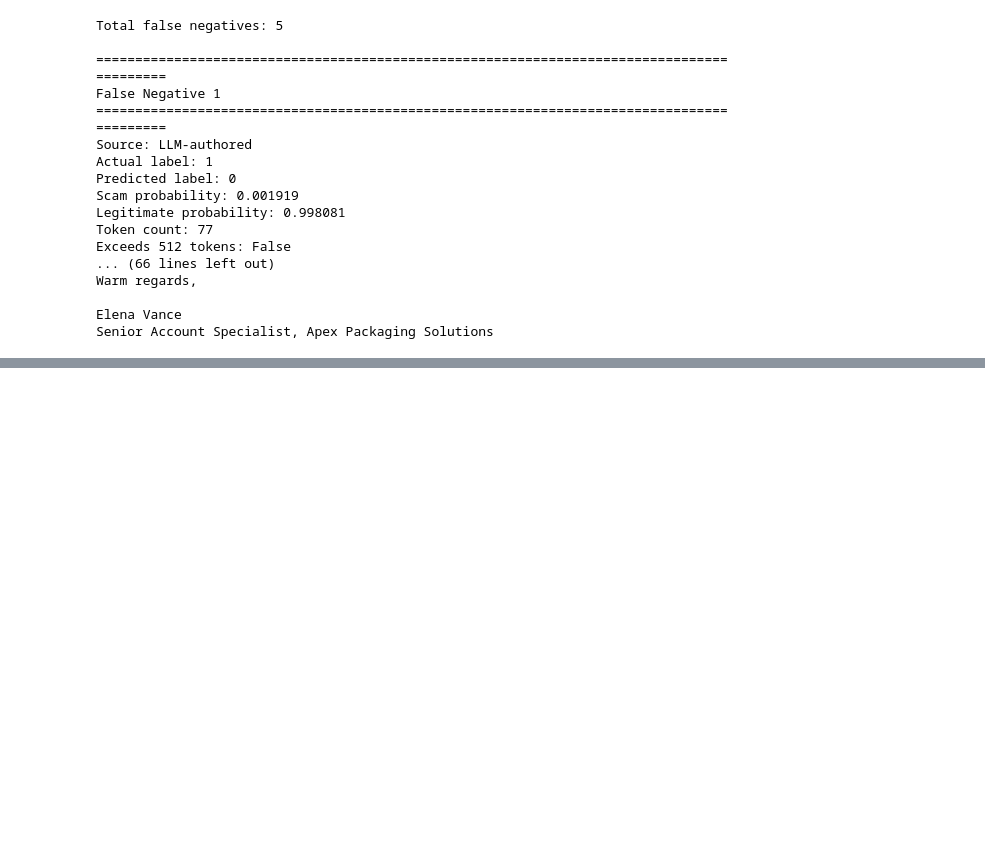
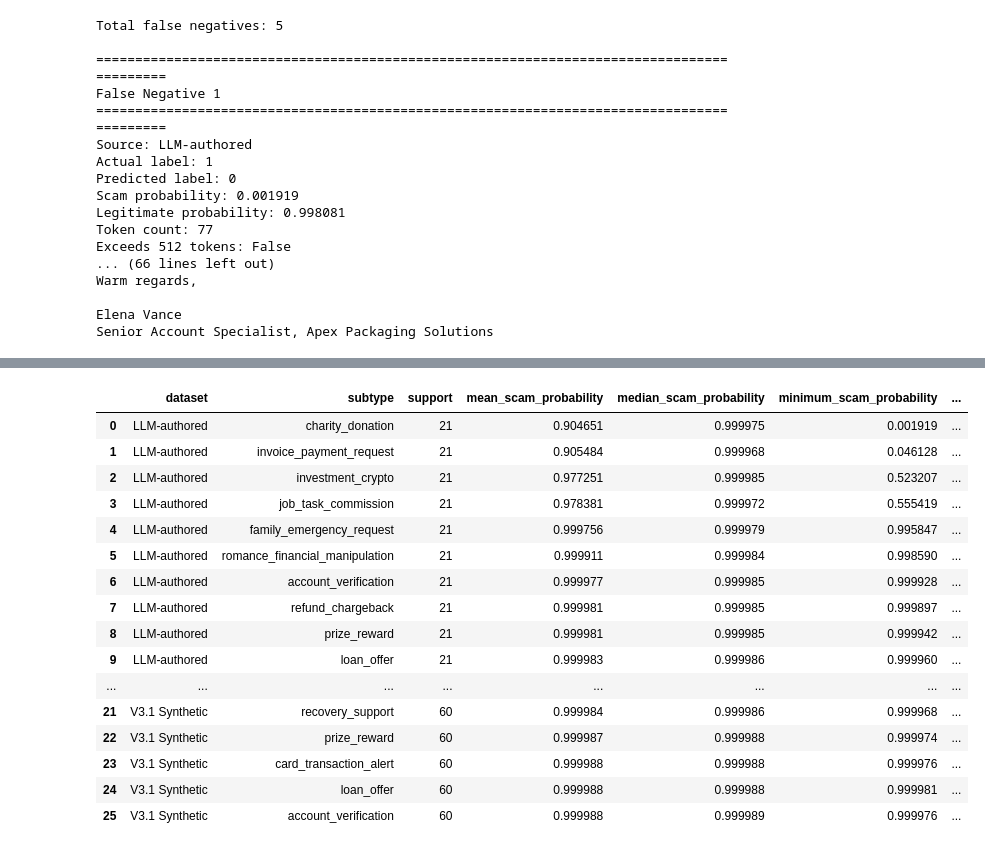
Before and after one commit to Supan-Roy/financial-scam-analysis, a Jupyter notebook: notebooks/08_synthetic_data_augmentation_evaluation.ipynb, the cells around one changed output, grey strips where cells are left out. Drawn from its saved outputs; the diff is of its cells as text; code cells hidden in the pictures; blank space fills up the shorter version.

```diff
--- a/notebooks/08_synthetic_data_augmentation_evaluation.ipynb
+++ b/notebooks/08_synthetic_data_augmentation_evaluation.ipynb
@@ -733,0 +977,82 @@ Senior Account Specialist, Apex Packaging Solutions
+# %%
+# Compare scam probability distributions across synthetic scam subtypes
+
+confidence_results = []
+
+for dataset_name, predictions in [
+    ("V3.1 Synthetic", v31_predictions),
+    ("LLM-authored", llm_predictions)
+]:
+    original_df = datasets[
+        "V3.1 Synthetic (Processed)"
+        if dataset_name == "V3.1 Synthetic"
+        else "LLM-authored (Processed)"
+    ]
+
+    test_metadata = original_df.loc[
+        original_df["split_partition"].eq("test"),
+        ["normalized_text", "scam_subtype"]
+    ].copy()
+
+    test_metadata["text_occurrence"] = (
+        test_metadata.groupby("normalized_text").cumcount()
+    )
+
+    scam_results = predictions.loc[
+        predictions["label"].eq(1)
+    ].copy()
+
+    scam_results["text_occurrence"] = (
+        scam_results.groupby("normalized_text").cumcount()
+    )
+
+    scam_results = scam_results.merge(
+        test_metadata,
+        on=["normalized_text", "text_occurrence"],
+        how="left",
+        validate="one_to_one"
+    )
+
+    for subtype, group in scam_results.groupby("scam_subtype"):
+        confidence_results.append({
+            "dataset": dataset_name,
+            "subtype": subtype,
+            "support": len(group),
+            "mean_scam_probability": group["scam_probability"].mean(),
+            "median_scam_probability": group["scam_probability"].median(),
+            "minimum_scam_probability": group["scam_probability"].min(),
+            "mean_probability_correct": group.loc[
+                group["predicted_label"].eq(1),
+                "scam_probability"
+            ].mean(),
+            "mean_probability_missed": group.loc[
+                group["predicted_label"].eq(0),
+                "scam_probability"
+            ].mean()
+        })
+
+confidence_by_subtype = pd.DataFrame(confidence_results)
+
+display(
+    confidence_by_subtype.sort_values(
+        ["dataset", "mean_scam_probability"]
+    ).reset_index(drop=True)
+)
+# %% [output]
+|  | dataset | subtype | support | mean_scam_probability | median_scam_probability | minimum_scam_probability | ... |
+| 0 | LLM-authored | charity_donation | 21 | 0.904651 | 0.999975 | 0.001919 | ... |
+| 1 | LLM-authored | invoice_payment_request | 21 | 0.905484 | 0.999968 | 0.046128 | ... |
+| 2 | LLM-authored | investment_crypto | 21 | 0.977251 | 0.999985 | 0.523207 | ... |
+| 3 | LLM-authored | job_task_commission | 21 | 0.978381 | 0.999972 | 0.555419 | ... |
+| 4 | LLM-authored | family_emergency_request | 21 | 0.999756 | 0.999979 | 0.995847 | ... |
+| 5 | LLM-authored | romance_financial_manipulation | 21 | 0.999911 | 0.999984 | 0.998590 | ... |
+| 6 | LLM-authored | account_verification | 21 | 0.999977 | 0.999985 | 0.999928 | ... |
+| 7 | LLM-authored | refund_chargeback | 21 | 0.999981 | 0.999985 | 0.999897 | ... |
+| 8 | LLM-authored | prize_reward | 21 | 0.999981 | 0.999985 | 0.999942 | ... |
+| 9 | LLM-authored | loan_offer | 21 | 0.999983 | 0.999986 | 0.999960 | ... |
+| ... | ... | ... | ... | ... | ... | ... | ... |
+| 21 | V3.1 Synthetic | recovery_support | 60 | 0.999984 | 0.999986 | 0.999968 | ... |
+| 22 | V3.1 Synthetic | prize_reward | 60 | 0.999987 | 0.999988 | 0.999974 | ... |
+| 23 | V3.1 Synthetic | card_transaction_alert | 60 | 0.999988 | 0.999988 | 0.999976 | ... |
+| 24 | V3.1 Synthetic | loan_offer | 60 | 0.999988 | 0.999988 | 0.999981 | ... |
+| 25 | V3.1 Synthetic | account_verification | 60 | 0.999988 | 0.999989 | 0.999976 | ... |
```
Also changed, not shown: parts of 10 cells of this notebook.
